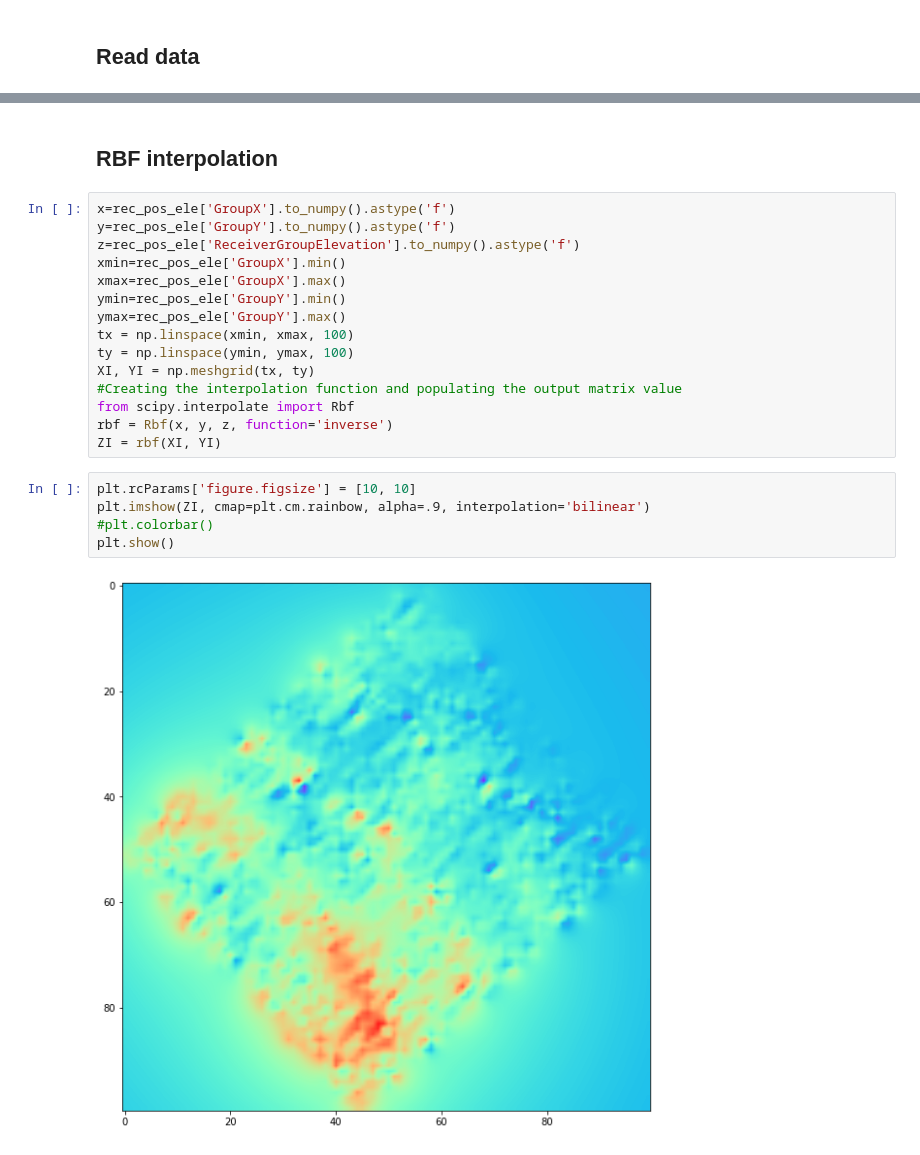
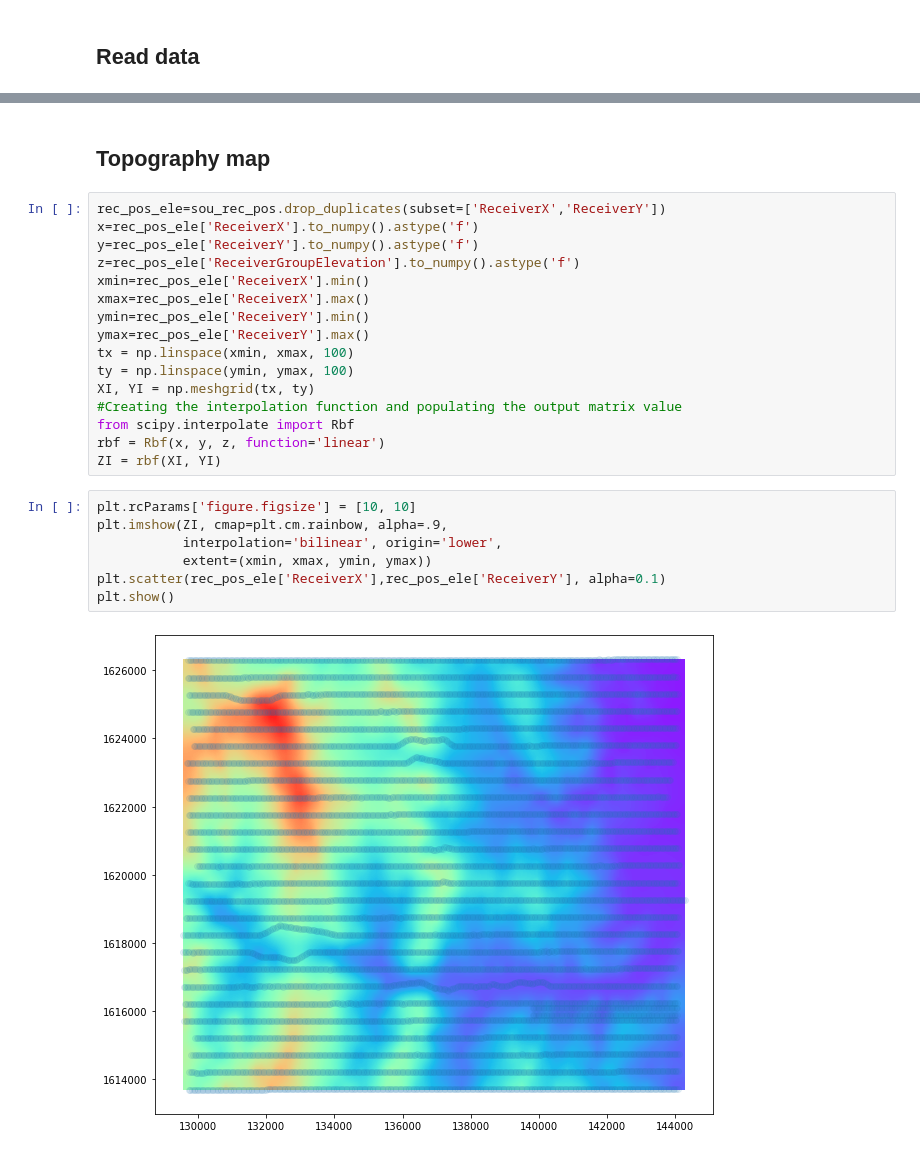
Before and after one commit to Ivanjav/SW_Inversion_3D_Data, a Jupyter notebook: Geodesica.ipynb, the cells around one changed output, grey strips where cells are left out. Cells and saved outputs as stored; diff of their text form.

```diff
--- a/Geodesica.ipynb
+++ b/Geodesica.ipynb
@@ -38,24 +30,27 @@ plt.show()
-# %% [markdown]
-## RBF interpolation
+# %% [markdown]
+## Topography map
 # %%
-x=rec_pos_ele['GroupX'].to_numpy().astype('f')
-y=rec_pos_ele['GroupY'].to_numpy().astype('f')
+rec_pos_ele=sou_rec_pos.drop_duplicates(subset=['ReceiverX','ReceiverY'])
+x=rec_pos_ele['ReceiverX'].to_numpy().astype('f')
+y=rec_pos_ele['ReceiverY'].to_numpy().astype('f')
 z=rec_pos_ele['ReceiverGroupElevation'].to_numpy().astype('f')
-xmin=rec_pos_ele['GroupX'].min()
-xmax=rec_pos_ele['GroupX'].max()
-ymin=rec_pos_ele['GroupY'].min()
-ymax=rec_pos_ele['GroupY'].max()
+xmin=rec_pos_ele['ReceiverX'].min()
+xmax=rec_pos_ele['ReceiverX'].max()
+ymin=rec_pos_ele['ReceiverY'].min()
+ymax=rec_pos_ele['ReceiverY'].max()
 tx = np.linspace(xmin, xmax, 100)
 ty = np.linspace(ymin, ymax, 100)
 XI, YI = np.meshgrid(tx, ty)
 #Creating the interpolation function and populating the output matrix value
 from scipy.interpolate import Rbf
-rbf = Rbf(x, y, z, function='inverse')
+rbf = Rbf(x, y, z, function='linear')
 ZI = rbf(XI, YI)
 # %%
 plt.rcParams['figure.figsize'] = [10, 10]
-plt.imshow(ZI, cmap=plt.cm.rainbow, alpha=.9, interpolation='bilinear')
-#plt.colorbar()
+plt.imshow(ZI, cmap=plt.cm.rainbow, alpha=.9,
+           interpolation='bilinear', origin='lower',
+           extent=(xmin, xmax, ymin, ymax))
+plt.scatter(rec_pos_ele['ReceiverX'],rec_pos_ele['ReceiverY'], alpha=0.1)
 plt.show()
 # %% [output]
-[figure, old version]
+[figure, new version]
```
Also changed, not shown: parts of 4 cells of this notebook, 1 other file.
